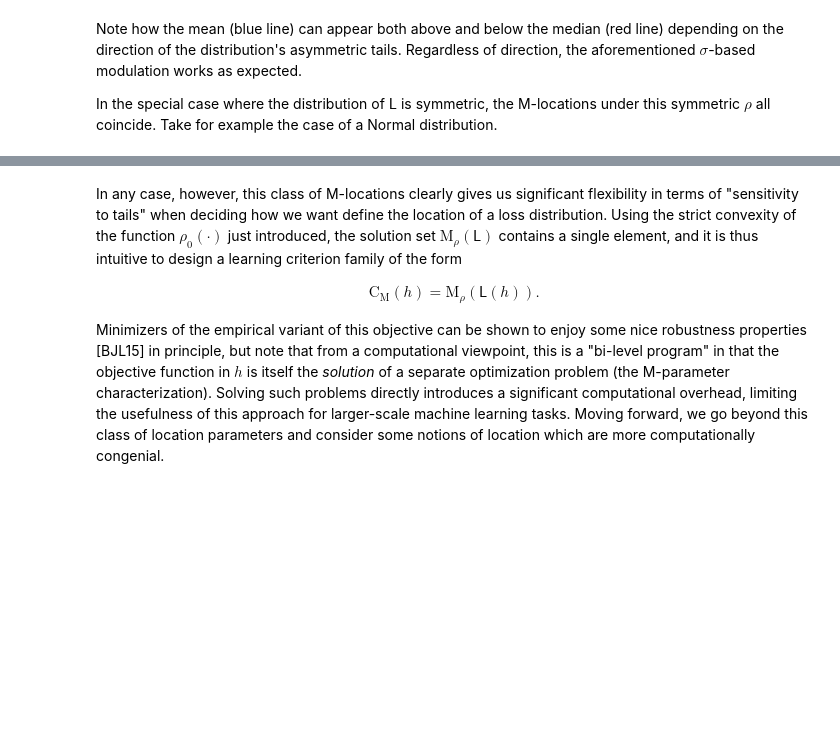
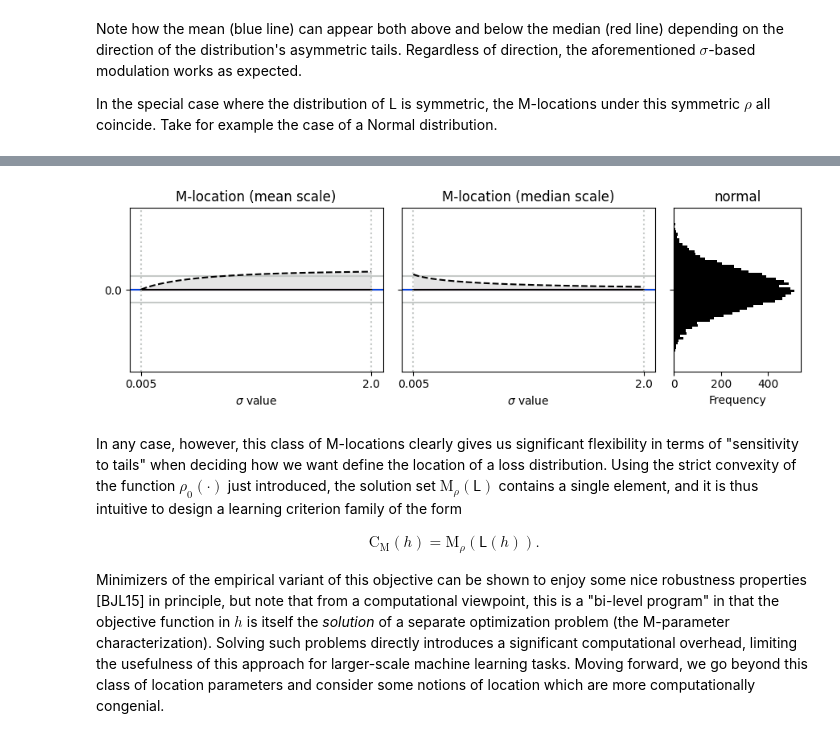
Before and after one commit to feedbackward/offgen, a Jupyter notebook: offgen/explainer-static.ipynb, the cells around one changed output, grey strips where cells are left out. Cells and saved outputs as stored; diff of their text form; code cells hidden in the pictures; blank space fills up the shorter version.

```diff
--- a/offgen/explainer.ipynb
+++ b/offgen/explainer-static.ipynb
@@ -406,9 +392,5 @@ Note how the mean (blue line) can appear both above and below the median (red li
 
 In the special case where the distribution of $\mathsf{L}$ is symmetric, the M-locations under this symmetric $\rho$ all coincide. Take for example the case of a Normal distribution.
 # %%
-interactive_criterion_plot(
-    data="normal", # Normal distribution data (centered)
-    rg=rg,
-    criteria=["mestToMean", "mestToMed"]
-)
+make_criterion_plot(data="normal", rg=rg, criteria=["mestToMean", "mestToMed"])
 # %% [output]
@@ -416,3 +397,4 @@ interactive_criterion_plot(
+[figure, added]
 # %% [markdown]
 In any case, however, this class of M-locations clearly gives us significant flexibility in terms of "sensitivity to tails" when deciding how we want define the location of a loss distribution. Using the strict convexity of the function $\rho_{0}(\cdot)$ just introduced, the solution set $\mathrm{M}_{\rho}(\mathsf{L})$ contains a single element, and it is thus intuitive to design a learning criterion family of the form
 
```
Also changed, not shown: parts of 14 cells of this notebook, 2 other files.
